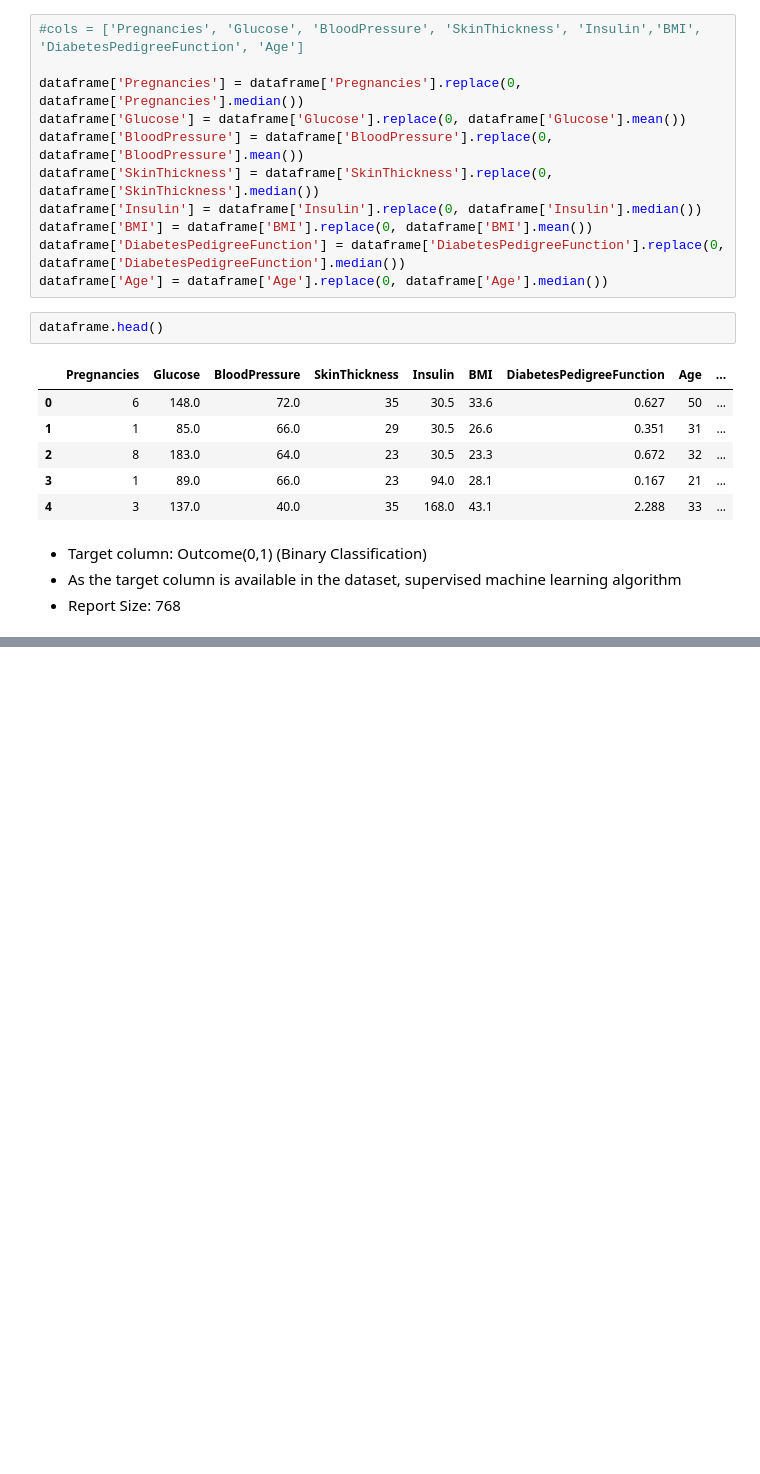
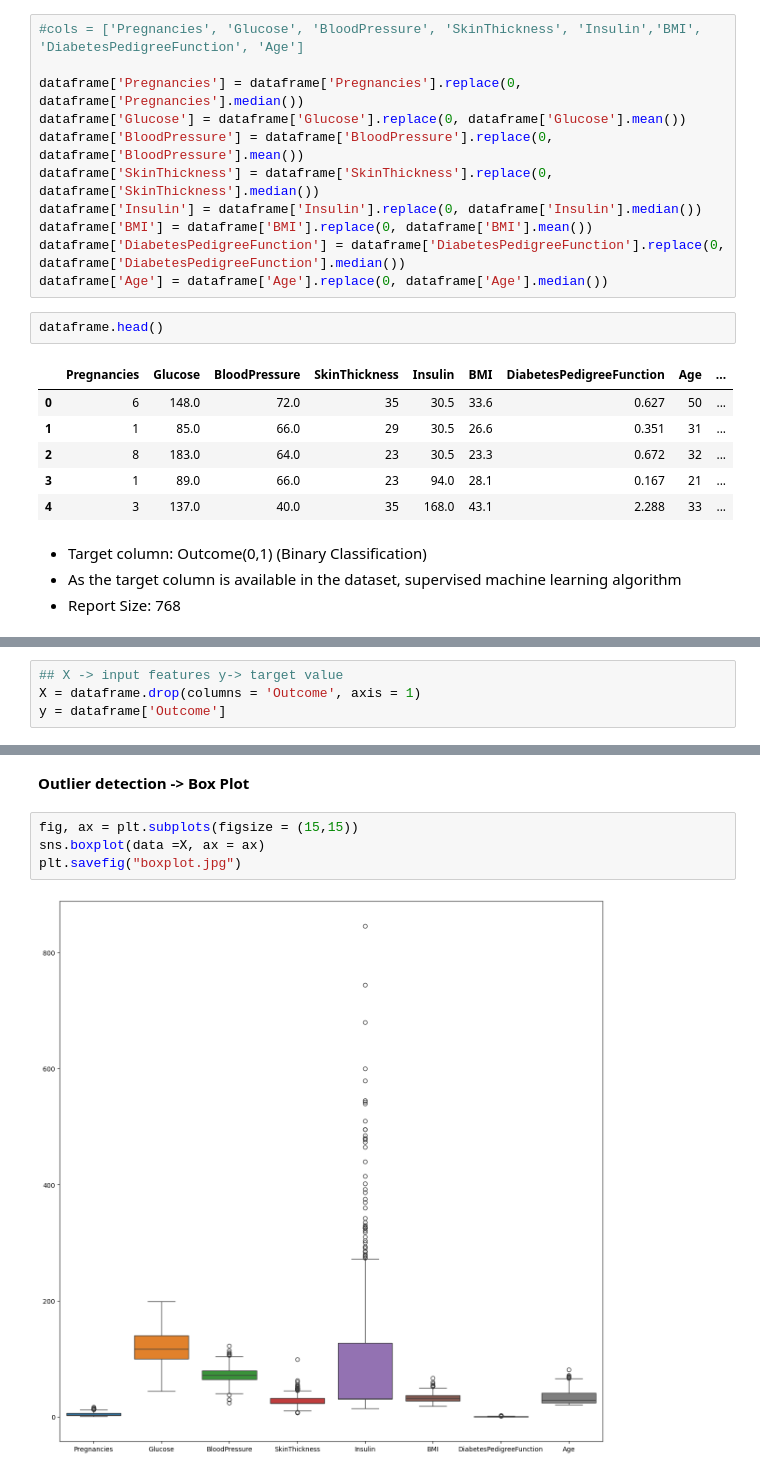
Before and after one commit to JitendraDew009/Machine-Learning-Project, a Jupyter notebook: 02_Logistic Regression/Predictive Analysis in Diabetics.ipynb, the cells around one changed output, grey strips where cells are left out. Cells and saved outputs as stored; diff of their text form; blank space fills up the shorter version.

```diff
--- a/02_Logistic Regression/Predictive Analysis in Diabetics.ipynb
+++ b/02_Logistic Regression/Predictive Analysis in Diabetics.ipynb
@@ -241,0 +244,4 @@ dataframe.head()
+# %%
+## X -> input features y-> target value
+X = dataframe.drop(columns = 'Outcome', axis = 1)
+y = dataframe['Outcome']
@@ -241,0 +257,8 @@ dataframe.head()
+# %% [markdown]
+**Outlier detection -> Box Plot**
+# %%
+fig, ax = plt.subplots(figsize = (15,15))
+sns.boxplot(data =X, ax = ax)
+plt.savefig("boxplot.jpg")
+# %% [output]
+[figure, added]
```
Also changed, not shown: parts of 46 cells of this notebook, 4 other files.
